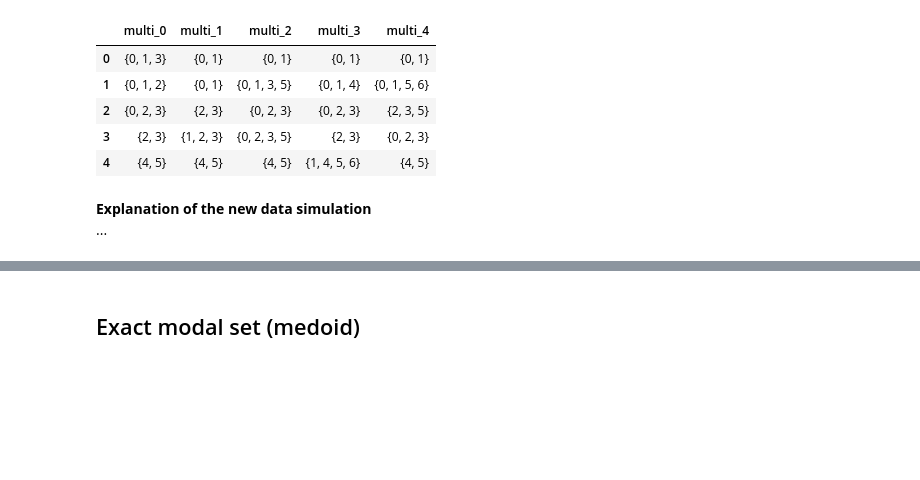
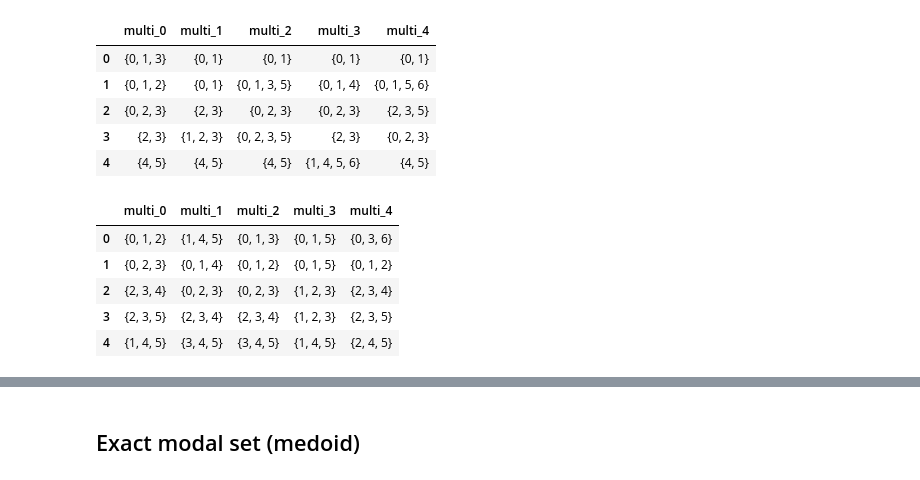
Before and after one commit to ManuelConcepcion/extended_kprototypes, a Jupyter notebook: extended_benchmark/benchmarking_v2.ipynb, the cells around one changed output, grey strips where cells are left out. Cells and saved outputs as stored; diff of their text form; code cells hidden in the pictures; blank space fills up the shorter version.

```diff
--- a/extended_benchmark/benchmarking_v2.ipynb
+++ b/extended_benchmark/benchmarking_v2.ipynb
@@ -299,7 +299,7 @@ conditional_probabilities[2]
 # %% [output]
 [0.04, 0.04, 0.04, 0.8, 0.04]
 # %%
-def sample_multival_once(iterations: int,
+def sample_multival_once_iter(iterations: int,
                          base_chance: list[float],
                          conditional_probabilities: dict,
                          random_generator: np.random.Generator):
@@ -310,7 +310,7 @@ def sample_multival_once(iterations: int,
     )
     choice_set = {choice}
 
-    for i in range(iterations):
+    for _ in range(iterations):
         # Will get the base chance or the specified ones
         choice = np.argmax(
             random_generator.multinomial(1,
@@ -329,3 +329,27 @@ sample_multival_once(iterations=10,
                      random_generator=np.random.default_rng(42))
 # %% [output]
 {1, 2, 3}
+# %%
+def sample_multival_once_target(target: int,
+                         base_chance: list[float],
+                         conditional_probabilities: dict,
+                         random_generator: np.random.Generator):
+    choice = np.argmax(
+        random_generator.multinomial(1,
+            pvals=base_chance+[round(1-sum(base_chance))]
+        )
+    )
+    choice_set = {choice}
+
+    while len(choice_set) < target:
+        # Will get the base chance or the specified ones
+        choice = np.argmax(
+            random_generator.multinomial(1,
+                pvals=conditional_probabilities[choice]+[
+                    round(1-sum(conditional_probabilities[choice]))
+                ]
+            )
+        )
+        choice_set.add(choice)
+
+    return choice_set
@@ -405,6 +455,18 @@ out_cols
 | 2 | {0, 2, 3} | {2, 3} | {0, 2, 3} | {0, 2, 3} | {2, 3, 5} |
 | 3 | {2, 3} | {1, 2, 3} | {0, 2, 3, 5} | {2, 3} | {0, 2, 3} |
 | 4 | {4, 5} | {4, 5} | {4, 5} | {1, 4, 5, 6} | {4, 5} |
-# %% [markdown]
-**Explanation of the new data simulation**
-...
+# %%
+multival_generation(cluster_assignment_vector=[0, 0, 1, 1, 2],
+                    n_clusters=sample_configuration['n_clusters'],
+                    n_multival_features=sample_configuration['n_multival_features'],
+                    base_chances=sample_configuration['base_chances'],
+                    conditional_probabilities=sample_configuration['conditional_probabilities'],
+                    target_len=3,
+                    random_generator=np.random.default_rng(42))
+# %% [output]
+|  | multi_0 | multi_1 | multi_2 | multi_3 | multi_4 |
+| 0 | {0, 1, 2} | {1, 4, 5} | {0, 1, 3} | {0, 1, 5} | {0, 3, 6} |
+| 1 | {0, 2, 3} | {0, 1, 4} | {0, 1, 2} | {0, 1, 5} | {0, 1, 2} |
+| 2 | {2, 3, 4} | {0, 2, 3} | {0, 2, 3} | {1, 2, 3} | {2, 3, 4} |
+| 3 | {2, 3, 5} | {2, 3, 4} | {2, 3, 4} | {1, 2, 3} | {2, 3, 5} |
+| 4 | {1, 4, 5} | {3, 4, 5} | {3, 4, 5} | {1, 4, 5} | {2, 4, 5} |
```
Also changed, not shown: parts of 5 cells of this notebook.
